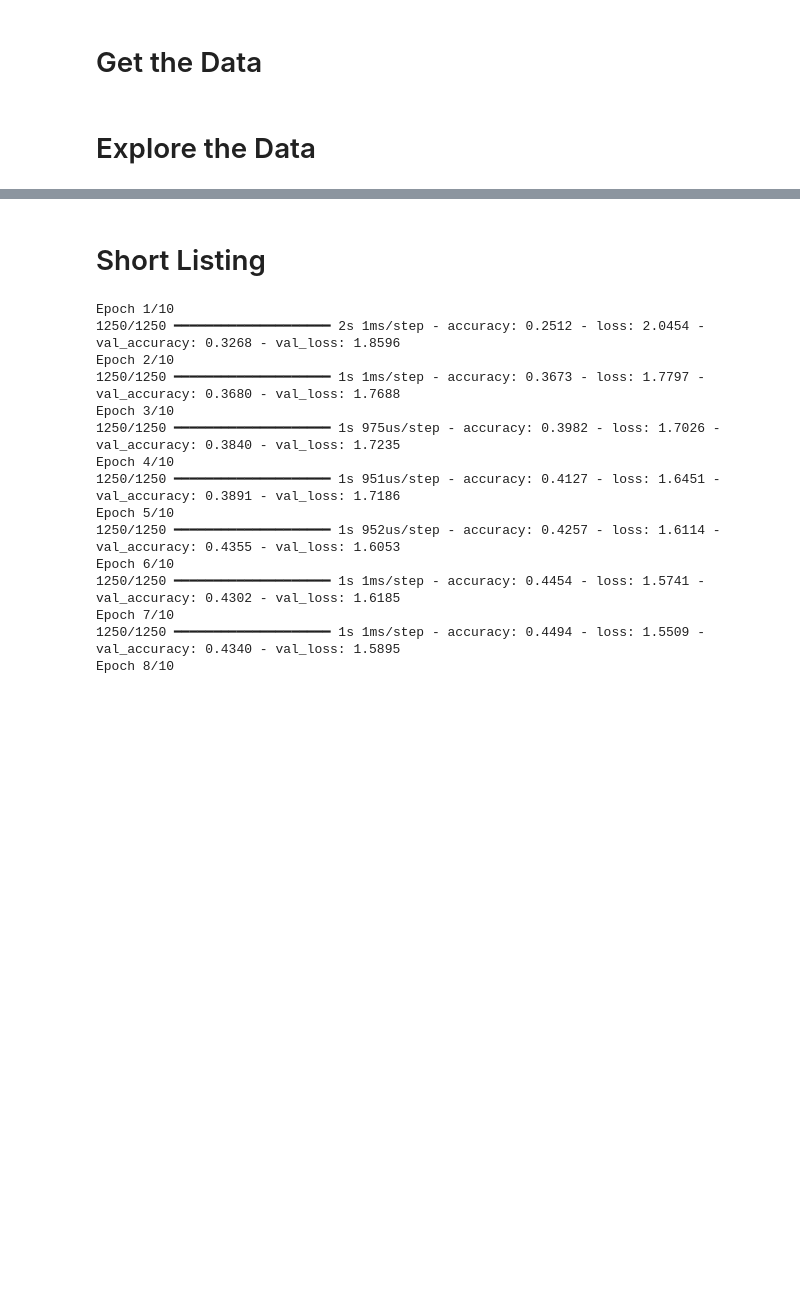
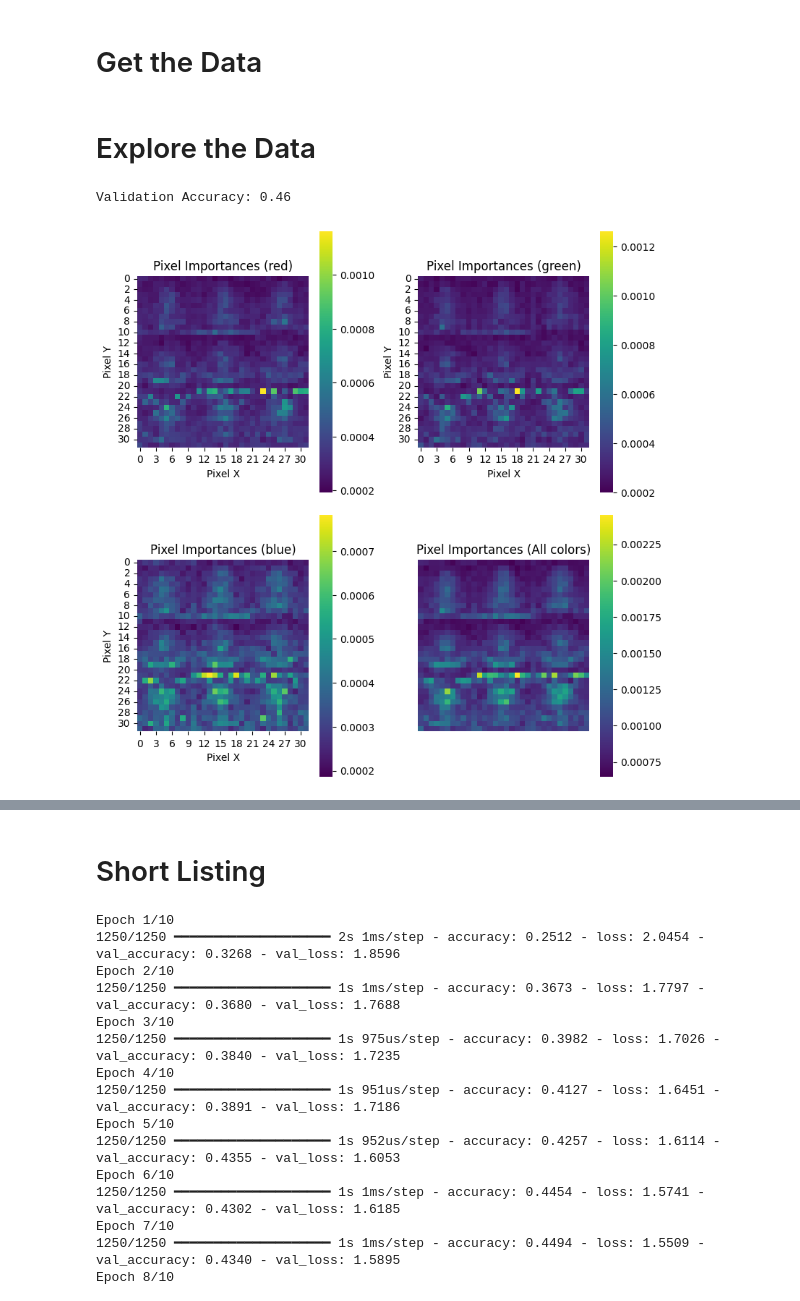
Before and after one commit to bradenkirkpatrick/NN-final, a Jupyter notebook: main.ipynb, the cells around one changed output, grey strips where cells are left out. Drawn from its saved outputs; the diff is of its cells as text; code cells hidden in the pictures; blank space fills up the shorter version.

```diff
--- a/main.ipynb
+++ b/main.ipynb
@@ -114,2 +114,37 @@ y_test = np.array(y_test).reshape(-1, 1)
 # %% [markdown]
 # Explore the Data
+# %%
+RFC = RandomForestClassifier(n_estimators=100, random_state=42)
+RFC.fit(X_train, y_train)
+# Predict on the validation set
+y_pred = RFC.predict(X_valid)
+# %%
+# Reshape the importances to match the image dimensions (32x32 for grayscale)
+importances = RFC.feature_importances_
+pixel_importances = importances.reshape(32, 32, 3)
+
+#print accuracy
+accuracy = np.mean(y_pred == y_valid)
+print(f"Validation Accuracy: {accuracy:.2f}")
+
+fig, axes = plt.subplots(2, 2, figsize=(8, 8))
+# Plot the pixel importances in a 2x2 grid
+colors = {0:'red', 1:'green', 2:'blue'}
+axes = axes.flatten()
+for color in range(3):  # Loop through the 3 channels
+    sns.heatmap(pixel_importances[:, :, color], cmap='viridis', cbar=True, square=True, ax=axes[color])
+    axes[color].set_title(f'Pixel Importances ({colors[color]})')
+    axes[color].set_xlabel('Pixel X')
+    axes[color].set_ylabel('Pixel Y')
+# plot the sum of importances across all channels
+sns.heatmap(np.sum(pixel_importances, axis=2), cmap='viridis', cbar=True, square=True, ax=axes[3])
+axes[3].set_title('Pixel Importances (All colors)')
+axes[3].set_xlabel('Pixel X')
+axes[3].set_ylabel('Pixel Y')
+# Hide the unused subplot
+axes[3].axis('off')
+plt.tight_layout()
+plt.show()
+# %% [output]
+Validation Accuracy: 0.46
+[figure, added]
```
Also changed, not shown: parts of 26 cells of this notebook.
